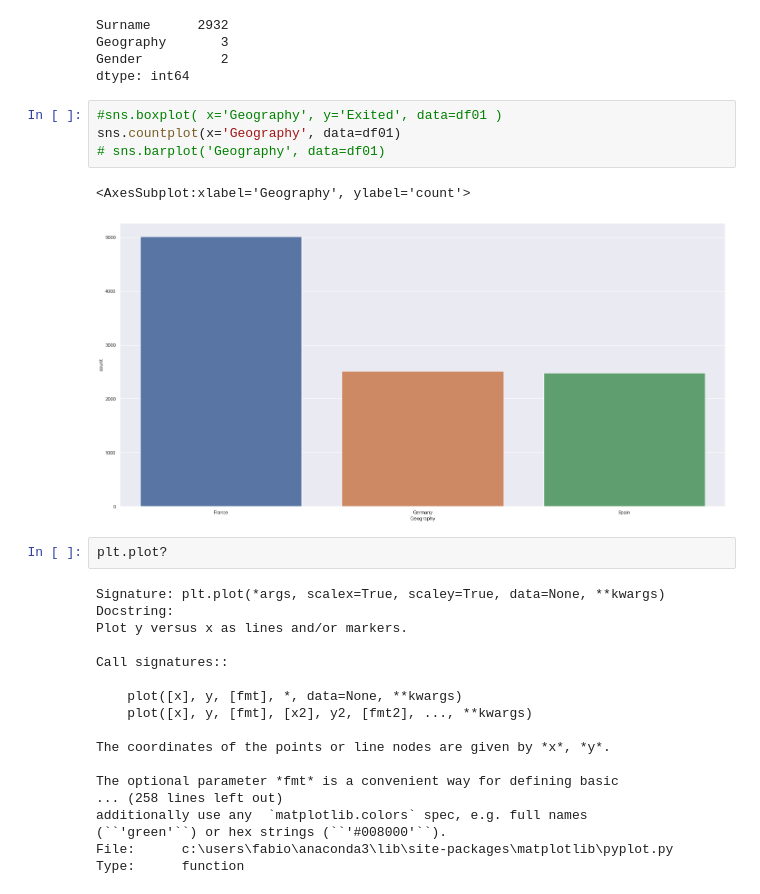
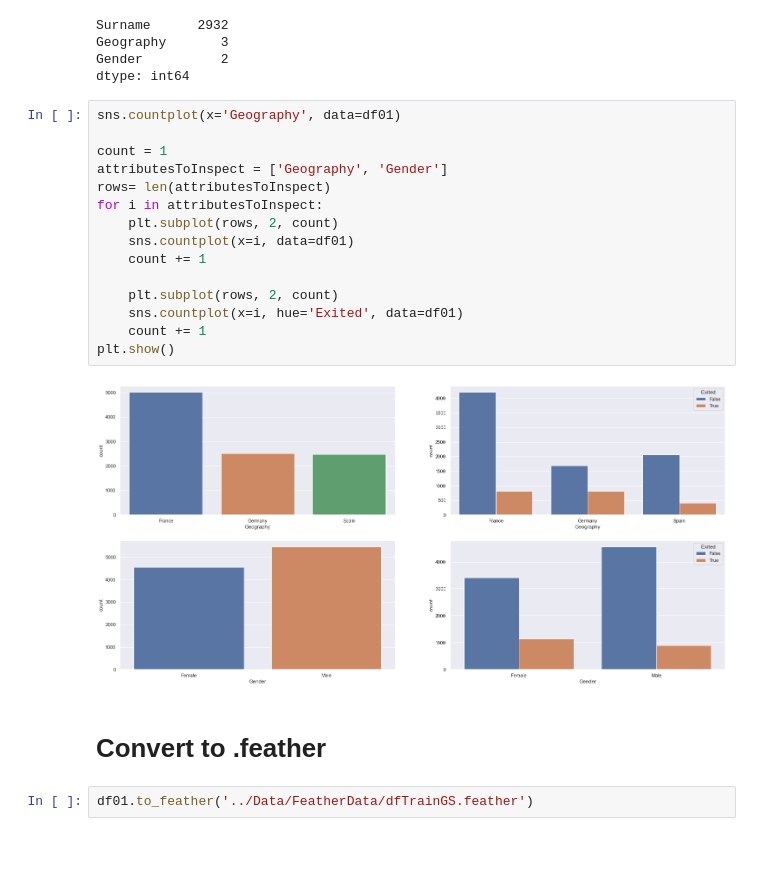
Before and after one commit to FabioCaffarello/Churn-Prediction-TopBank, a Jupyter notebook: 02-Notebooks/01-FirstCycleCRISP/01-DataDescription.ipynb, the cells around one changed output. Drawn from its saved outputs; the diff is of its cells as text; blank space fills up the shorter version.

Commit message:
Data Description end

```diff
--- a/02-Notebooks/01-FirstCycleCRISP/01-DataDescription.ipynb
+++ b/02-Notebooks/01-FirstCycleCRISP/01-DataDescription.ipynb
@@ -213,30 +213,24 @@ Surname      2932
 Geography       3
 Gender          2
 dtype: int64
-# %%
-#sns.boxplot( x='Geography', y='Exited', data=df01 )
-sns.countplot(x='Geography', data=df01)
-# sns.barplot('Geography', data=df01)
-# %% [output]
-<AxesSubplot:xlabel='Geography', ylabel='count'>
-[figure, removed]
-# %%
-plt.plot?
-# %% [output]
-Signature: plt.plot(*args, scalex=True, scaley=True, data=None, **kwargs)
-Docstring:
-Plot y versus x as lines and/or markers.
-
-Call signatures::
-
-    plot([x], y, [fmt], *, data=None, **kwargs)
-    plot([x], y, [fmt], [x2], y2, [fmt2], ..., **kwargs)
-
-The coordinates of the points or line nodes are given by *x*, *y*.
-
-The optional parameter *fmt* is a convenient way for defining basic
-... (258 lines left out)
-additionally use any  `matplotlib.colors` spec, e.g. full names
-(``'green'``) or hex strings (``'#008000'``).
-File:      c:\users\fabio\anaconda3\lib\site-packages\matplotlib\pyplot.py
-Type:      function
+# %%
+sns.countplot(x='Geography', data=df01)
+
+count = 1
+attributesToInspect = ['Geography', 'Gender']
+rows= len(attributesToInspect)
+for i in attributesToInspect:
+    plt.subplot(rows, 2, count)
+    sns.countplot(x=i, data=df01)
+    count += 1
+
+    plt.subplot(rows, 2, count)
+    sns.countplot(x=i, hue='Exited', data=df01)
+    count += 1
+plt.show()
+# %% [output]
+[figure, added]
+# %% [markdown]
+# Convert to .feather
+# %%
+df01.to_feather('../Data/FeatherData/dfTrainGS.feather')
```
Also changed, not shown: 1 other file.
